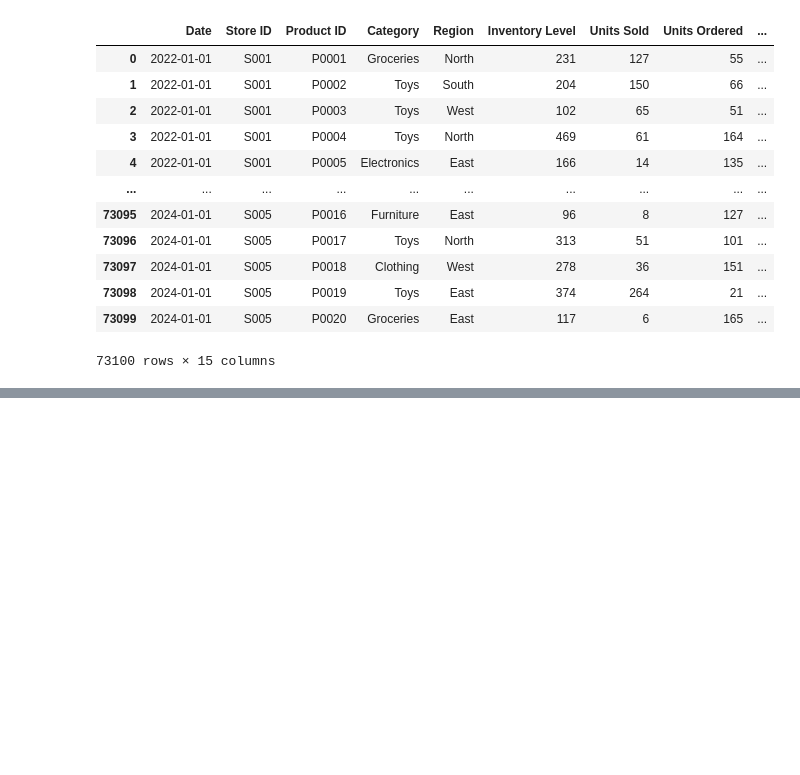
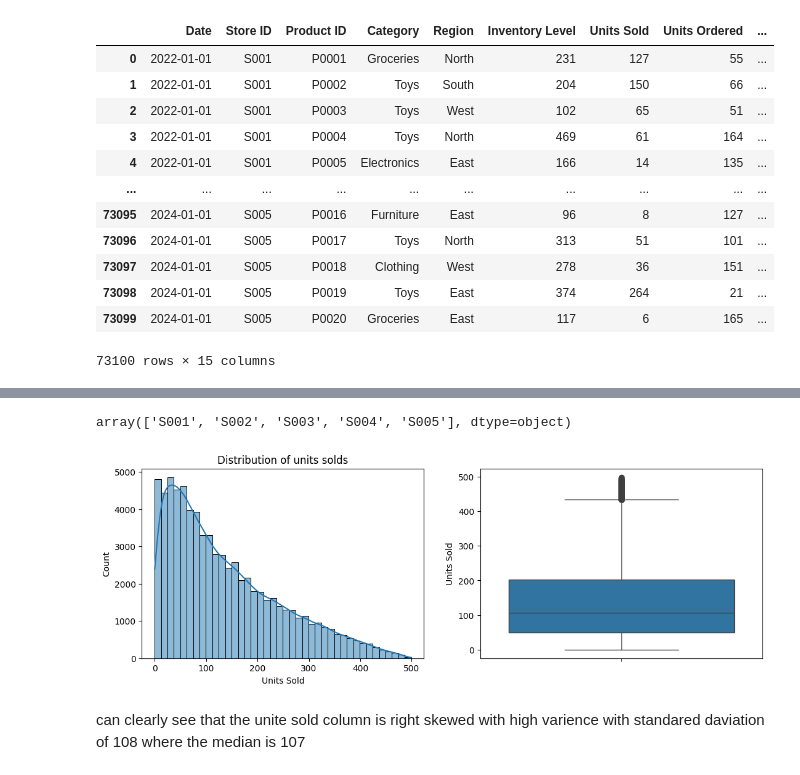
Before and after one commit to Nikesh5005/ML_PROJ, a Jupyter notebook: Dynamic__Pricing_Engine_Retail.ipynb, the cells around one changed output, grey strips where cells are left out. Drawn from its saved outputs; the diff is of its cells as text; code cells hidden in the pictures; blank space fills up the shorter version.

```diff
--- a/Dynamic__Pricing_Engine_Retail.ipynb
+++ b/Dynamic__Pricing_Engine_Retail.ipynb
@@ -93,0 +88,2 @@ memory usage: 6.7+ MB
+# %%
+df['Days_of_week']=df['Date'].dt.day_name()
@@ -93,0 +106,21 @@ memory usage: 6.7+ MB
+# %%
+df["is_weekend"] = df["Days_of_week"].apply(lambda x: 1 if x in ["Saturday", "Sunday"] else 0)
+# %%
+df["is_month_end"] = df["Date"].dt.is_month_end.astype(int)
+# %%
+df['Product ID'].value_counts()
+df['Store ID'].unique()
+# %% [output]
+array(['S001', 'S002', 'S003', 'S004', 'S005'], dtype=object)
+# %%
+plt.figure(figsize=(13,4))
+plt.subplot(1,2,1)
+sns.histplot(data=df,x='Units Sold',bins=40,kde=True)
+plt.title("Distribution of units solds")
+plt.subplot(1,2,2)
+sns.boxplot(data=df, y='Units Sold')
+plt.show()
+# %% [output]
+[figure, added]
+# %% [markdown]
+can clearly see that the unite sold column is right skewed with high varience with standared daviation of 108 where the median is 107
```
Also changed, not shown: parts of 25 cells of this notebook.
